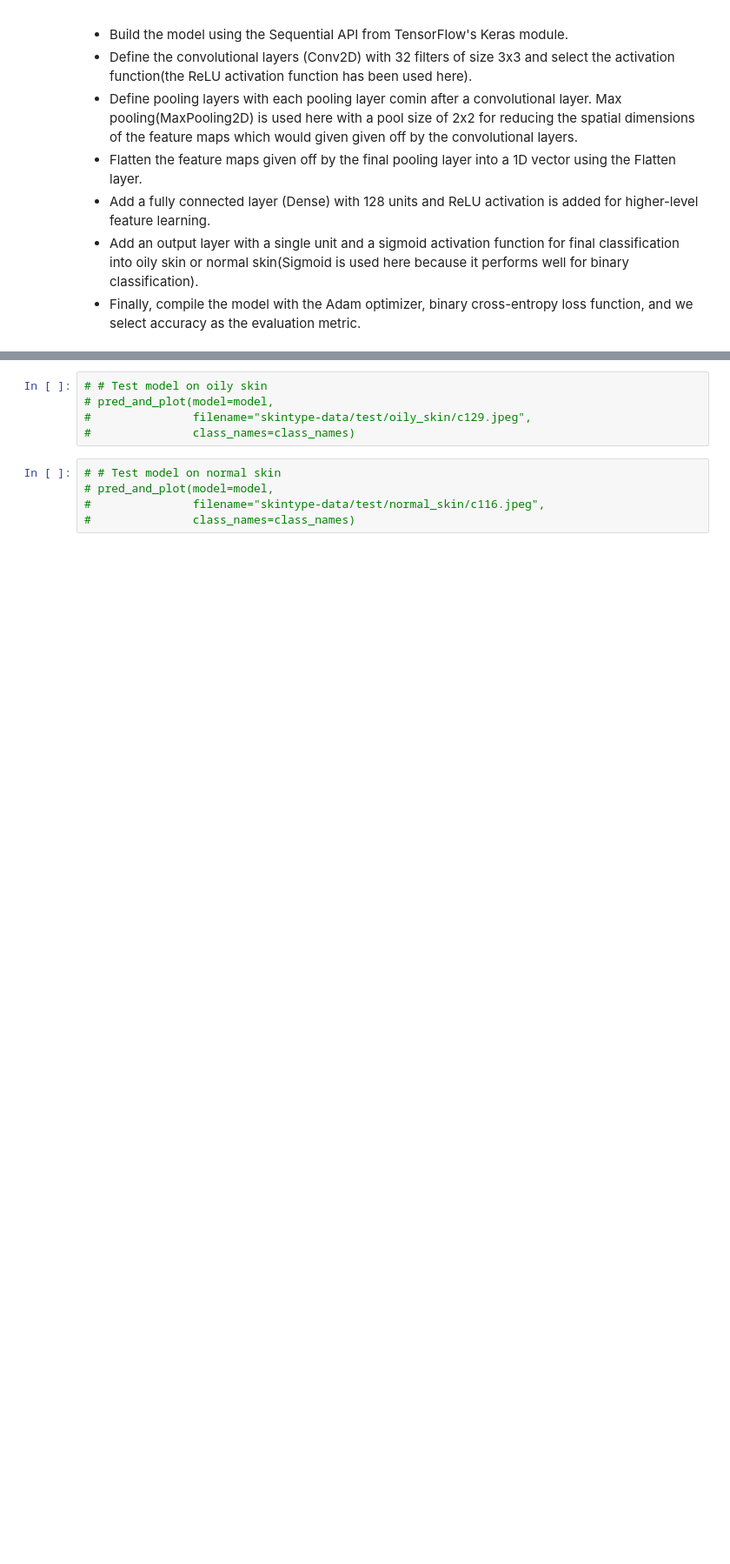
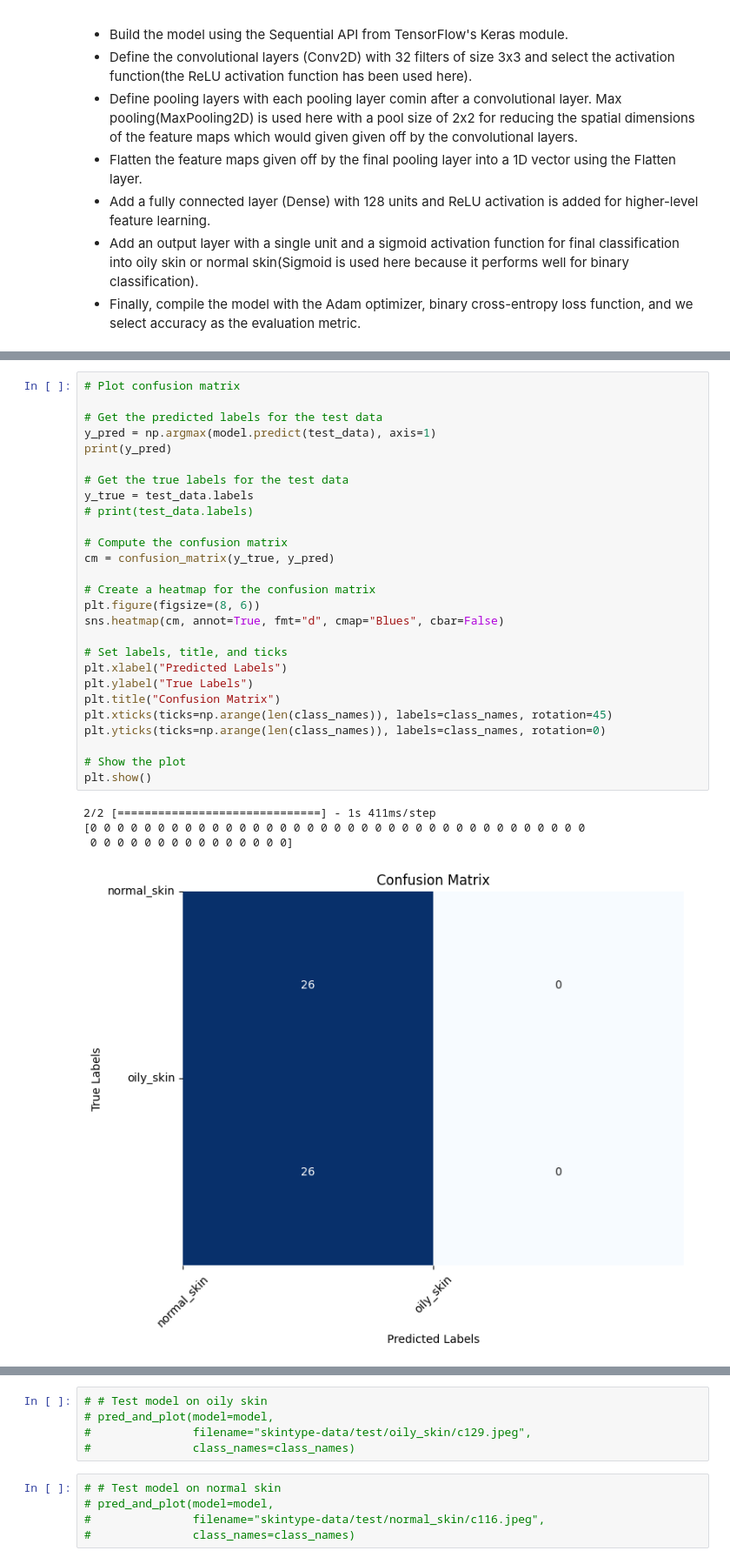
Before and after one commit to Danie-O/Skintype-Detection, a Jupyter notebook: skintype_model_train.ipynb, the cells around one changed output, grey strips where cells are left out. Shown: that part at 87% size. Drawn from its saved outputs; the diff is of its cells as text; blank space fills up the shorter version.

```diff
--- a/skintype_model_train.ipynb
+++ b/skintype_model_train.ipynb
@@ -104,0 +199,32 @@ model.add(Dense(1, activation='sigmoid'))
+# %%
+# Plot confusion matrix
+
+# Get the predicted labels for the test data
+y_pred = np.argmax(model.predict(test_data), axis=1)
+print(y_pred)
+
+# Get the true labels for the test data
+y_true = test_data.labels
+# print(test_data.labels)
+
+# Compute the confusion matrix
+cm = confusion_matrix(y_true, y_pred)
+
+# Create a heatmap for the confusion matrix
+plt.figure(figsize=(8, 6))
+sns.heatmap(cm, annot=True, fmt="d", cmap="Blues", cbar=False)
+
+# Set labels, title, and ticks
+plt.xlabel("Predicted Labels")
+plt.ylabel("True Labels")
+plt.title("Confusion Matrix")
+plt.xticks(ticks=np.arange(len(class_names)), labels=class_names, rotation=45)
+plt.yticks(ticks=np.arange(len(class_names)), labels=class_names, rotation=0)
+
+# Show the plot
+plt.show()
+# %% [output]
+2/2 [==============================] - 1s 411ms/step
+[0 0 0 0 0 0 0 0 0 0 0 0 0 0 0 0 0 0 0 0 0 0 0 0 0 0 0 0 0 0 0 0 0 0 0 0 0
+ 0 0 0 0 0 0 0 0 0 0 0 0 0 0 0]
+[figure, added]
```
Also changed, not shown: parts of 27 cells of this notebook.
